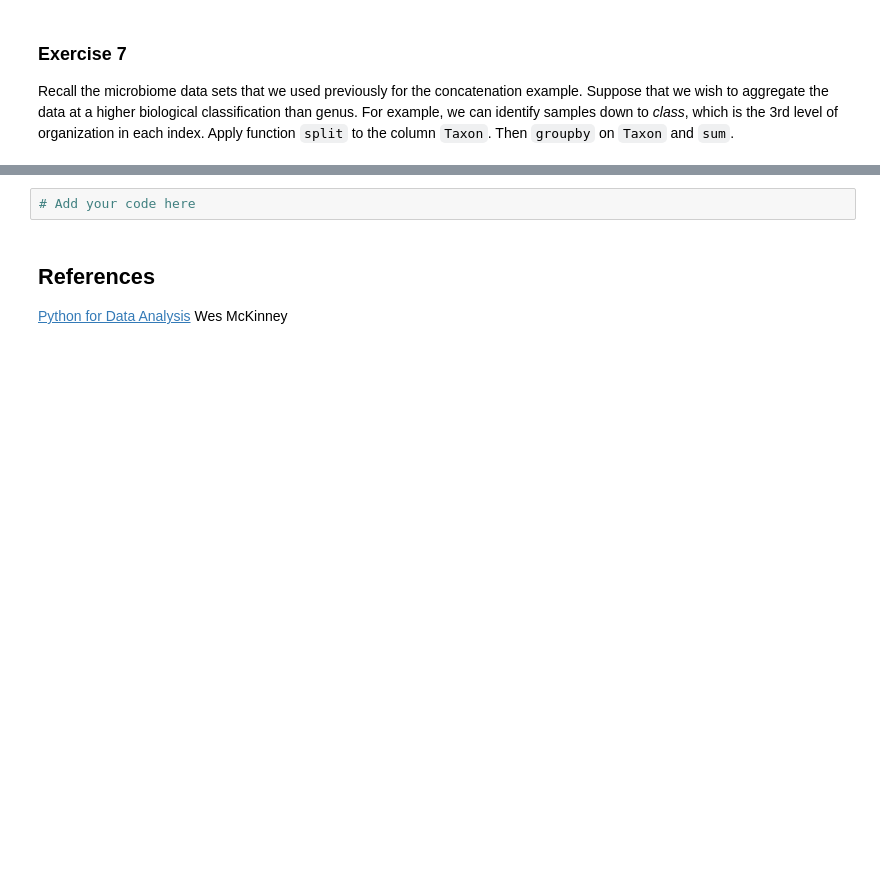
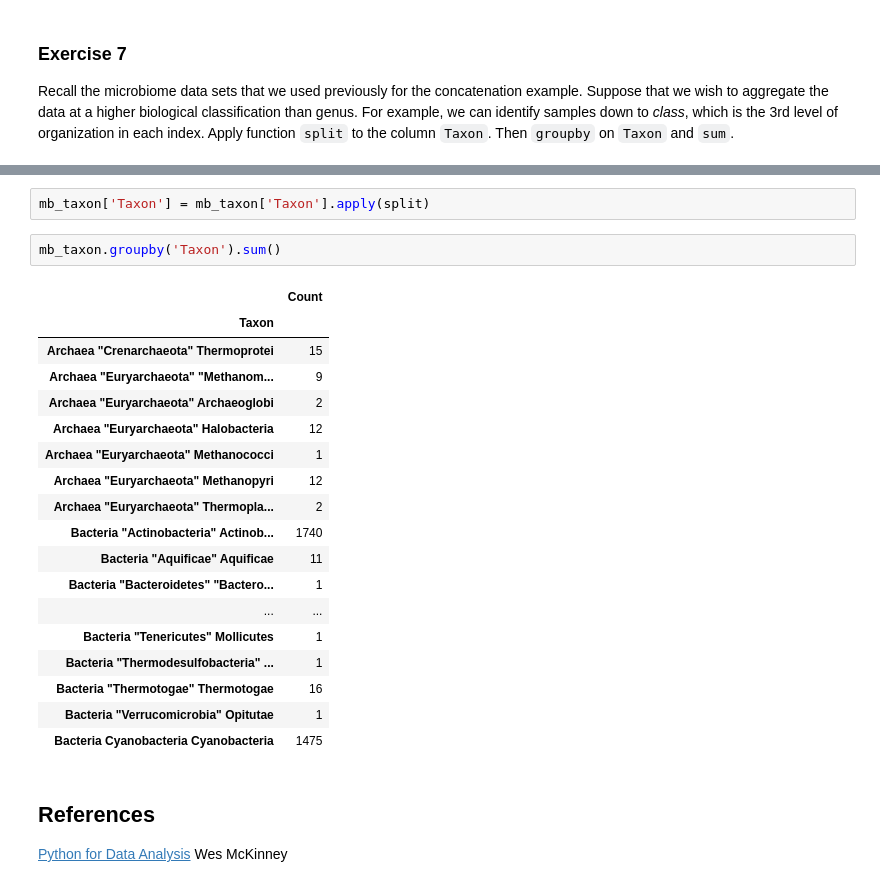
Before and after one commit to alec-flowers/20Fall_ada, a Jupyter notebook: Tutorials/01 - Handling data/Intro to Pandas II.ipynb, the cells around one changed output, grey strips where cells are left out. Saved outputs shown, nothing was run; the diff lists cells and outputs as text; blank space fills up the shorter version.

```diff
--- a/Tutorials/01 - Handling data/Intro to Pandas II.ipynb
+++ b/Tutorials/01 - Handling data/Intro to Pandas II.ipynb
@@ -437,5 +1077,26 @@ mb_taxon.head()
-# %%
-# Add your code here
+# %%
+mb_taxon['Taxon'] = mb_taxon['Taxon'].apply(split)
+# %%
+mb_taxon.groupby('Taxon').sum()
+# %% [output]
+|  | Count |
+| Taxon |  |
+| Archaea "Crenarchaeota" Thermoprotei | 15 |
+| Archaea "Euryarchaeota" "Methanom... | 9 |
+| Archaea "Euryarchaeota" Archaeoglobi | 2 |
+| Archaea "Euryarchaeota" Halobacteria | 12 |
+| Archaea "Euryarchaeota" Methanococci | 1 |
+| Archaea "Euryarchaeota" Methanopyri | 12 |
+| Archaea "Euryarchaeota" Thermopla... | 2 |
+| Bacteria "Actinobacteria" Actinob... | 1740 |
+| Bacteria "Aquificae" Aquificae | 11 |
+| Bacteria "Bacteroidetes" "Bactero... | 1 |
+| ... | ... |
+| Bacteria "Tenericutes" Mollicutes | 1 |
+| Bacteria "Thermodesulfobacteria" ... | 1 |
+| Bacteria "Thermotogae" Thermotogae | 16 |
+| Bacteria "Verrucomicrobia" Opitutae | 1 |
+| Bacteria Cyanobacteria Cyanobacteria | 1475 |
 # %% [markdown]
 ## References
 
```
Also changed, not shown: parts of 77 cells of this notebook, 1 other file.
